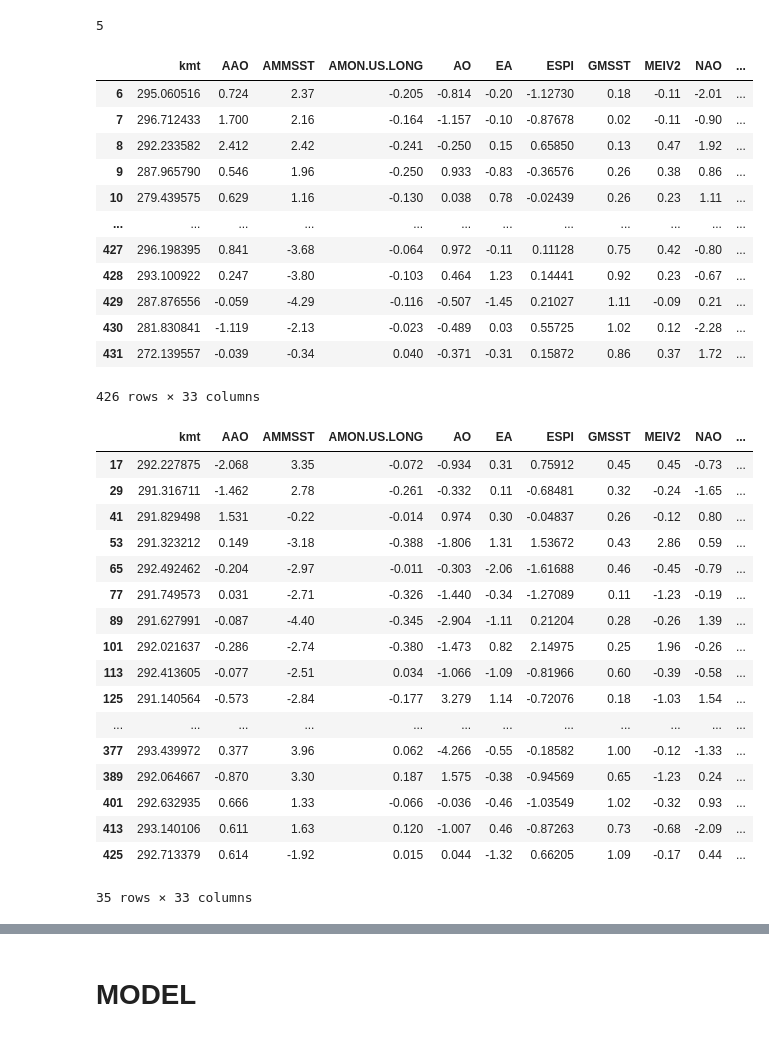
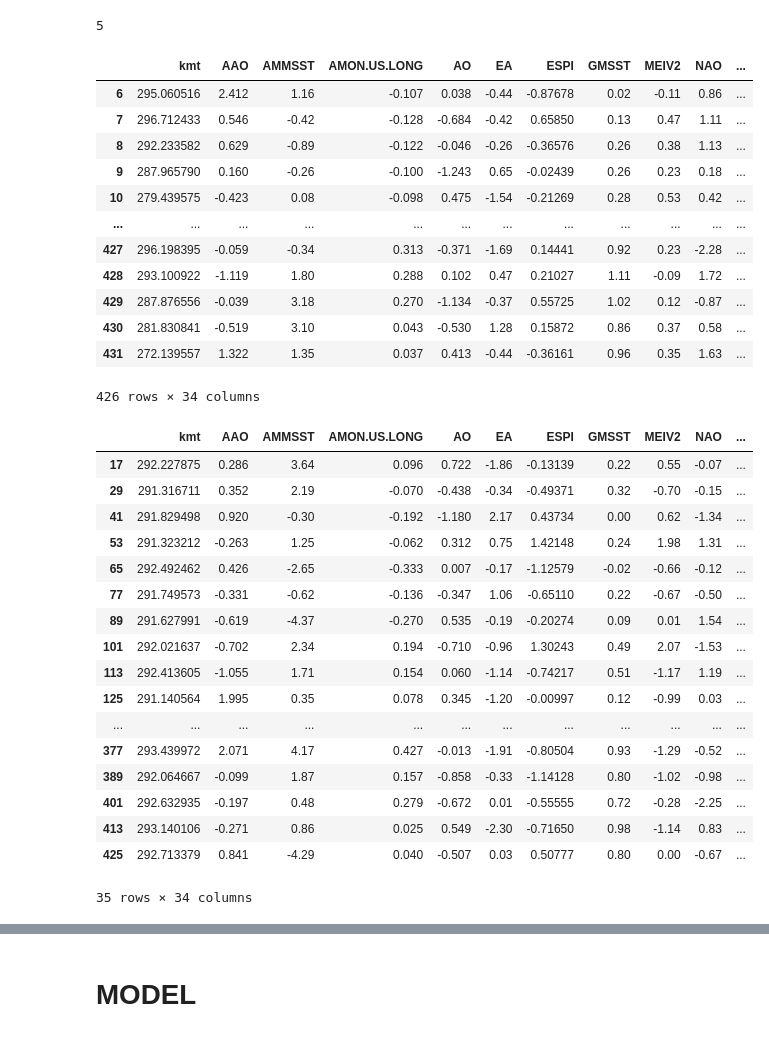
Before and after one commit to kevin7548/WCDL, a Jupyter notebook: Modeling.ipynb, the cells around one changed output, grey strips where cells are left out. Saved outputs shown, nothing was run; the diff lists cells and outputs as text; code cells hidden in the pictures.

```diff
--- a/Modeling.ipynb
+++ b/Modeling.ipynb
@@ -187,7 +193,7 @@ def series_to_supervised(data, n_in=1, n_out=1, dropnan=True):
 ## 1. Load Data
 # %%
 # Load nc data
-f_clm = xr.open_dataset('new_clm.nc').sel(time=train_time)
+f_clm = xr.open_dataset('new_clm_lag.nc').sel(time=train_time)
 f_idx = xr.open_dataset('clm_idx.nc').sel(time=train_time)
 
 idx_vars = list(f_idx.data_vars)
@@ -281,27 +287,28 @@ max(maxcorr)
 5
 # %%
 clmidx = pd.concat([df_kmt, combined_df], axis=1)
-for var, lag in zip(vlist, maxcorr):
-  clmidx[var] = clmidx[var].shift(lag+1)
+clmidx = clmidx.dropna(axis=0)
+#for var, lag in zip(vlist, maxcorr):
+#  clmidx[var] = clmidx[var].shift(lag+1)
 
-clmidx = clmidx.dropna(axis=0)
+#clmidx = clmidx.dropna(axis=0)
 clmidx
 # %% [output]
 |  | kmt | AAO | AMMSST | AMON.US.LONG | AO | EA | ESPI | GMSST | MEIV2 | NAO | ... |
-| 6 | 295.060516 | 0.724 | 2.37 | -0.205 | -0.814 | -0.20 | -1.12730 | 0.18 | -0.11 | -2.01 | ... |
-| 7 | 296.712433 | 1.700 | 2.16 | -0.164 | -1.157 | -0.10 | -0.87678 | 0.02 | -0.11 | -0.90 | ... |
-| 8 | 292.233582 | 2.412 | 2.42 | -0.241 | -0.250 | 0.15 | 0.65850 | 0.13 | 0.47 | 1.92 | ... |
-| 9 | 287.965790 | 0.546 | 1.96 | -0.250 | 0.933 | -0.83 | -0.36576 | 0.26 | 0.38 | 0.86 | ... |
-| 10 | 279.439575 | 0.629 | 1.16 | -0.130 | 0.038 | 0.78 | -0.02439 | 0.26 | 0.23 | 1.11 | ... |
+| 6 | 295.060516 | 2.412 | 1.16 | -0.107 | 0.038 | -0.44 | -0.87678 | 0.02 | -0.11 | 0.86 | ... |
+| 7 | 296.712433 | 0.546 | -0.42 | -0.128 | -0.684 | -0.42 | 0.65850 | 0.13 | 0.47 | 1.11 | ... |
+| 8 | 292.233582 | 0.629 | -0.89 | -0.122 | -0.046 | -0.26 | -0.36576 | 0.26 | 0.38 | 1.13 | ... |
+| 9 | 287.965790 | 0.160 | -0.26 | -0.100 | -1.243 | 0.65 | -0.02439 | 0.26 | 0.23 | 0.18 | ... |
+| 10 | 279.439575 | -0.423 | 0.08 | -0.098 | 0.475 | -1.54 | -0.21269 | 0.28 | 0.53 | 0.42 | ... |
 | ... | ... | ... | ... | ... | ... | ... | ... | ... | ... | ... | ... |
-| 427 | 296.198395 | 0.841 | -3.68 | -0.064 | 0.972 | -0.11 | 0.11128 | 0.75 | 0.42 | -0.80 | ... |
-| 428 | 293.100922 | 0.247 | -3.80 | -0.103 | 0.464 | 1.23 | 0.14441 | 0.92 | 0.23 | -0.67 | ... |
-| 429 | 287.876556 | -0.059 | -4.29 | -0.116 | -0.507 | -1.45 | 0.21027 | 1.11 | -0.09 | 0.21 | ... |
-| 430 | 281.830841 | -1.119 | -2.13 | -0.023 | -0.489 | 0.03 | 0.55725 | 1.02 | 0.12 | -2.28 | ... |
-| 431 | 272.139557 | -0.039 | -0.34 | 0.040 | -0.371 | -0.31 | 0.15872 | 0.86 | 0.37 | 1.72 | ... |
+| 427 | 296.198395 | -0.059 | -0.34 | 0.313 | -0.371 | -1.69 | 0.14441 | 0.92 | 0.23 | -2.28 | ... |
+| 428 | 293.100922 | -1.119 | 1.80 | 0.288 | 0.102 | 0.47 | 0.21027 | 1.11 | -0.09 | 1.72 | ... |
+| 429 | 287.876556 | -0.039 | 3.18 | 0.270 | -1.134 | -0.37 | 0.55725 | 1.02 | 0.12 | -0.87 | ... |
+| 430 | 281.830841 | -0.519 | 3.10 | 0.043 | -0.530 | 1.28 | 0.15872 | 0.86 | 0.37 | 0.58 | ... |
+| 431 | 272.139557 | 1.322 | 1.35 | 0.037 | 0.413 | -0.44 | -0.36161 | 0.96 | 0.35 | 1.63 | ... |
-426 rows × 33 columns
+426 rows × 34 columns
 # %%
-# JJA 일때의 행만 걸러주기
+# 행 걸러주기
 month = [7,8,9,10,11,12]
 month.extend(list(np.arange(1,13))*35)
 clmidx['month'] = month
@@ -311,23 +318,23 @@ freq12_JJA = clmidx.drop(['month'], axis=1)
 freq12_JJA
 # %% [output]
 |  | kmt | AAO | AMMSST | AMON.US.LONG | AO | EA | ESPI | GMSST | MEIV2 | NAO | ... |
-| 17 | 292.227875 | -2.068 | 3.35 | -0.072 | -0.934 | 0.31 | 0.75912 | 0.45 | 0.45 | -0.73 | ... |
-| 29 | 291.316711 | -1.462 | 2.78 | -0.261 | -0.332 | 0.11 | -0.68481 | 0.32 | -0.24 | -1.65 | ... |
-| 41 | 291.829498 | 1.531 | -0.22 | -0.014 | 0.974 | 0.30 | -0.04837 | 0.26 | -0.12 | 0.80 | ... |
-| 53 | 291.323212 | 0.149 | -3.18 | -0.388 | -1.806 | 1.31 | 1.53672 | 0.43 | 2.86 | 0.59 | ... |
-| 65 | 292.492462 | -0.204 | -2.97 | -0.011 | -0.303 | -2.06 | -1.61688 | 0.46 | -0.45 | -0.79 | ... |
-| 77 | 291.749573 | 0.031 | -2.71 | -0.326 | -1.440 | -0.34 | -1.27089 | 0.11 | -1.23 | -0.19 | ... |
-| 89 | 291.627991 | -0.087 | -4.40 | -0.345 | -2.904 | -1.11 | 0.21204 | 0.28 | -0.26 | 1.39 | ... |
-| 101 | 292.021637 | -0.286 | -2.74 | -0.380 | -1.473 | 0.82 | 2.14975 | 0.25 | 1.96 | -0.26 | ... |
-| 113 | 292.413605 | -0.077 | -2.51 | 0.034 | -1.066 | -1.09 | -0.81966 | 0.60 | -0.39 | -0.58 | ... |
-| 125 | 291.140564 | -0.573 | -2.84 | -0.177 | 3.279 | 1.14 | -0.72076 | 0.18 | -1.03 | 1.54 | ... |
+| 17 | 292.227875 | 0.286 | 3.64 | 0.096 | 0.722 | -1.86 | -0.13139 | 0.22 | 0.55 | -0.07 | ... |
+| 29 | 291.316711 | 0.352 | 2.19 | -0.070 | -0.438 | -0.34 | -0.49371 | 0.32 | -0.70 | -0.15 | ... |
+| 41 | 291.829498 | 0.920 | -0.30 | -0.192 | -1.180 | 2.17 | 0.43734 | 0.00 | 0.62 | -1.34 | ... |
+| 53 | 291.323212 | -0.263 | 1.25 | -0.062 | 0.312 | 0.75 | 1.42148 | 0.24 | 1.98 | 1.31 | ... |
+| 65 | 292.492462 | 0.426 | -2.65 | -0.333 | 0.007 | -0.17 | -1.12579 | -0.02 | -0.66 | -0.12 | ... |
+| 77 | 291.749573 | -0.331 | -0.62 | -0.136 | -0.347 | 1.06 | -0.65110 | 0.22 | -0.67 | -0.50 | ... |
+| 89 | 291.627991 | -0.619 | -4.37 | -0.270 | 0.535 | -0.19 | -0.20274 | 0.09 | 0.01 | 1.54 | ... |
+| 101 | 292.021637 | -0.702 | 2.34 | 0.194 | -0.710 | -0.96 | 1.30243 | 0.49 | 2.07 | -1.53 | ... |
+| 113 | 292.413605 | -1.055 | 1.71 | 0.154 | 0.060 | -1.14 | -0.74217 | 0.51 | -1.17 | 1.19 | ... |
+| 125 | 291.140564 | 1.995 | 0.35 | 0.078 | 0.345 | -1.20 | -0.00997 | 0.12 | -0.99 | 0.03 | ... |
 | ... | ... | ... | ... | ... | ... | ... | ... | ... | ... | ... | ... |
-| 377 | 293.439972 | 0.377 | 3.96 | 0.062 | -4.266 | -0.55 | -0.18582 | 1.00 | -0.12 | -1.33 | ... |
-| 389 | 292.064667 | -0.870 | 3.30 | 0.187 | 1.575 | -0.38 | -0.94569 | 0.65 | -1.23 | 0.24 | ... |
-| 401 | 292.632935 | 0.666 | 1.33 | -0.066 | -0.036 | -0.46 | -1.03549 | 1.02 | -0.32 | 0.93 | ... |
-| 413 | 293.140106 | 0.611 | 1.63 | 0.120 | -1.007 | 0.46 | -0.87263 | 0.73 | -0.68 | -2.09 | ... |
-| 425 | 292.713379 | 0.614 | -1.92 | 0.015 | 0.044 | -1.32 | 0.66205 | 1.09 | -0.17 | 0.44 | ... |
+| 377 | 293.439972 | 2.071 | 4.17 | 0.427 | -0.013 | -1.91 | -0.80504 | 0.93 | -1.29 | -0.52 | ... |
+| 389 | 292.064667 | -0.099 | 1.87 | 0.157 | -0.858 | -0.33 | -1.14128 | 0.80 | -1.02 | -0.98 | ... |
+| 401 | 292.632935 | -0.197 | 0.48 | 0.279 | -0.672 | 0.01 | -0.55555 | 0.72 | -0.28 | -2.25 | ... |
+| 413 | 293.140106 | -0.271 | 0.86 | 0.025 | 0.549 | -2.30 | -0.71650 | 0.98 | -1.14 | 0.83 | ... |
+| 425 | 292.713379 | 0.841 | -4.29 | 0.040 | -0.507 | 0.03 | 0.50777 | 0.80 | 0.00 | -0.67 | ... |
-35 rows × 33 columns
+35 rows × 34 columns
 # %%
 # stepwise 구현
 freq_x = freq12_JJA.drop(['kmt'], axis=1).copy()
```
Also changed, not shown: parts of 29 cells of this notebook.
